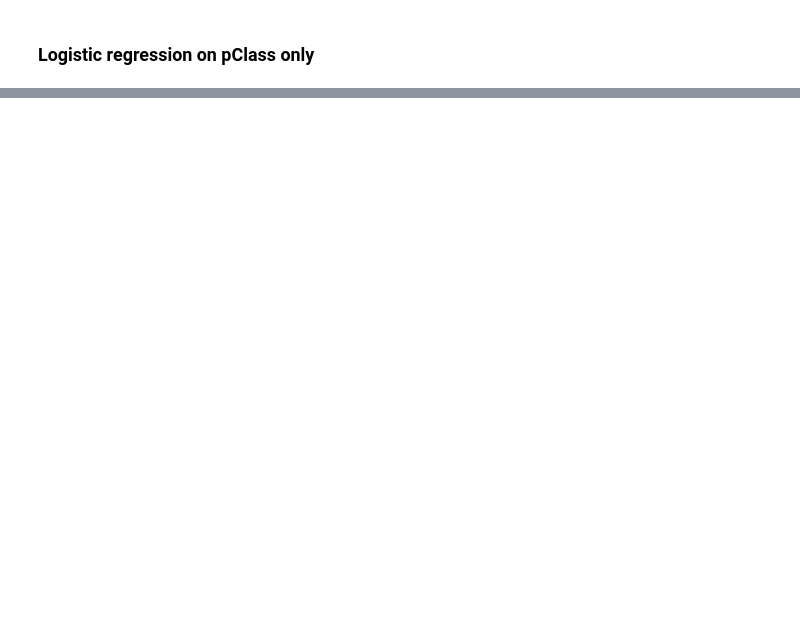
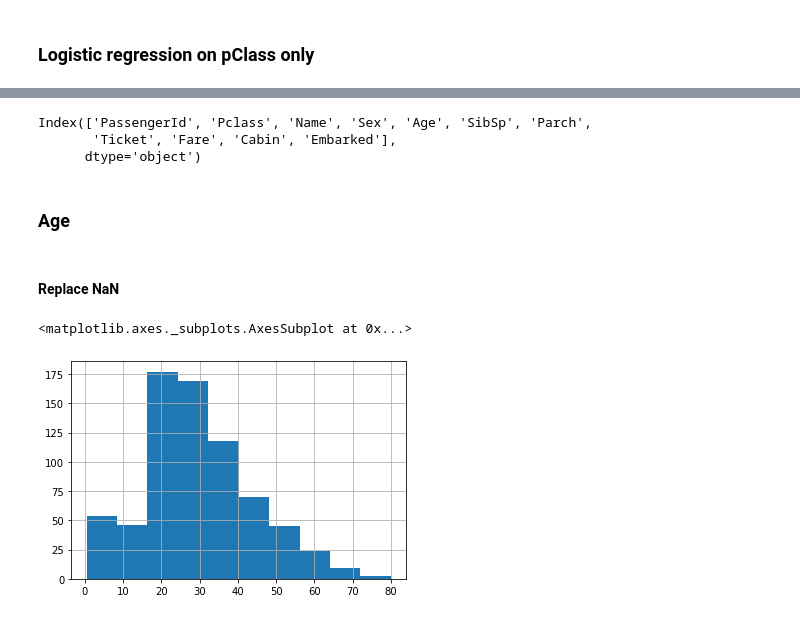
Before and after one commit to mfriebel/DS_projects, a Jupyter notebook: week02/project_week02_MF.ipynb, the cells around one changed output, grey strips where cells are left out. Saved outputs shown, nothing was run; the diff lists cells and outputs as text; code cells hidden in the pictures; blank space fills up the shorter version.

```diff
--- a/week02/project_week02_MF.ipynb
+++ b/week02/project_week02_MF.ipynb
@@ -127,3 +165,0 @@ w0 = 1.43
-# %%
-# calculate probalitity of survival based on Passenger Class for all Passengers and add it to the Dataframe
-data_train['pred_prob_surv'] = m.predict_proba(X)[:,1]
@@ -219,2 +165,0 @@ def convert_sex(series):
-# %%
-data_train['Sex_binomial'] = data_train['Sex'].apply(convert_sex)
@@ -300,0 +198,19 @@ classfier_eval(y2, m2.predict(X2))
+# %%
+# Define X and y of Model
+X_train = data_train.drop('Survived', axis=1)
+y_train = data_train['Survived']
+# %%
+X_train.columns
+# %% [output]
+Index(['PassengerId', 'Pclass', 'Name', 'Sex', 'Age', 'SibSp', 'Parch',
+       'Ticket', 'Fare', 'Cabin', 'Embarked'],
+      dtype='object')
+# %% [markdown]
+### Age
+# %% [markdown]
+#### Replace NaN
+# %%
+X_train['Age'].hist(bins=10)
+# %% [output]
+<matplotlib.axes._subplots.AxesSubplot at 0x...>
+[figure, added]
```
Also changed, not shown: parts of 71 cells of this notebook.
